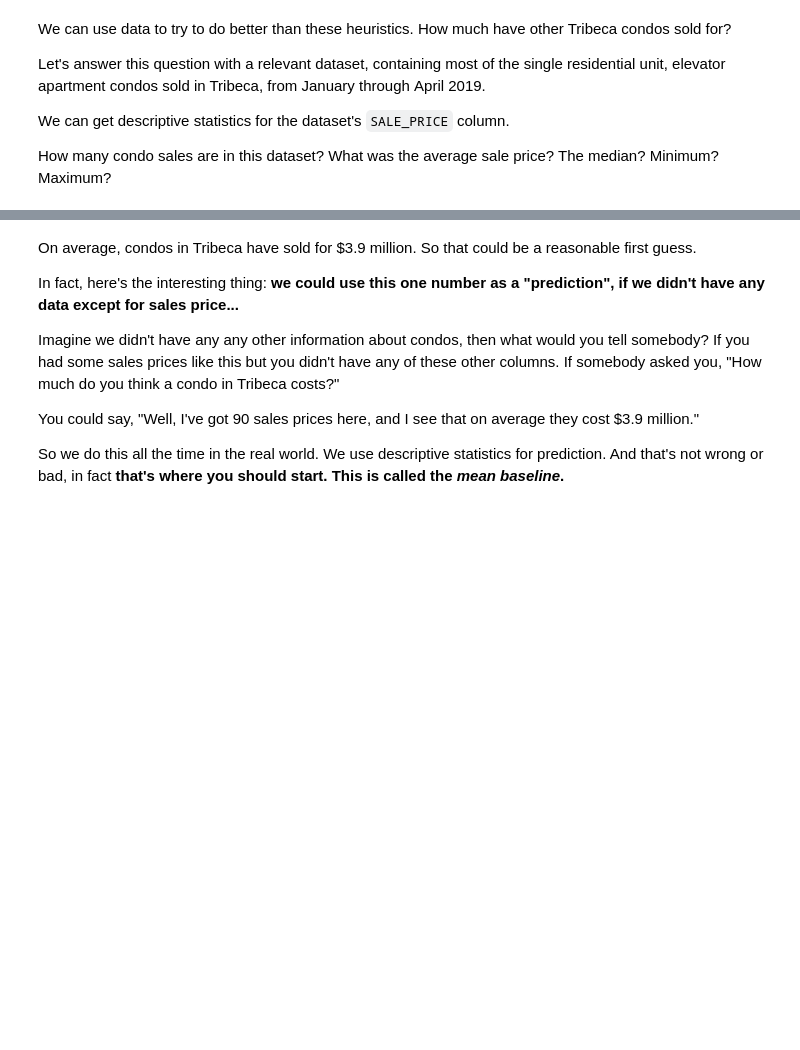
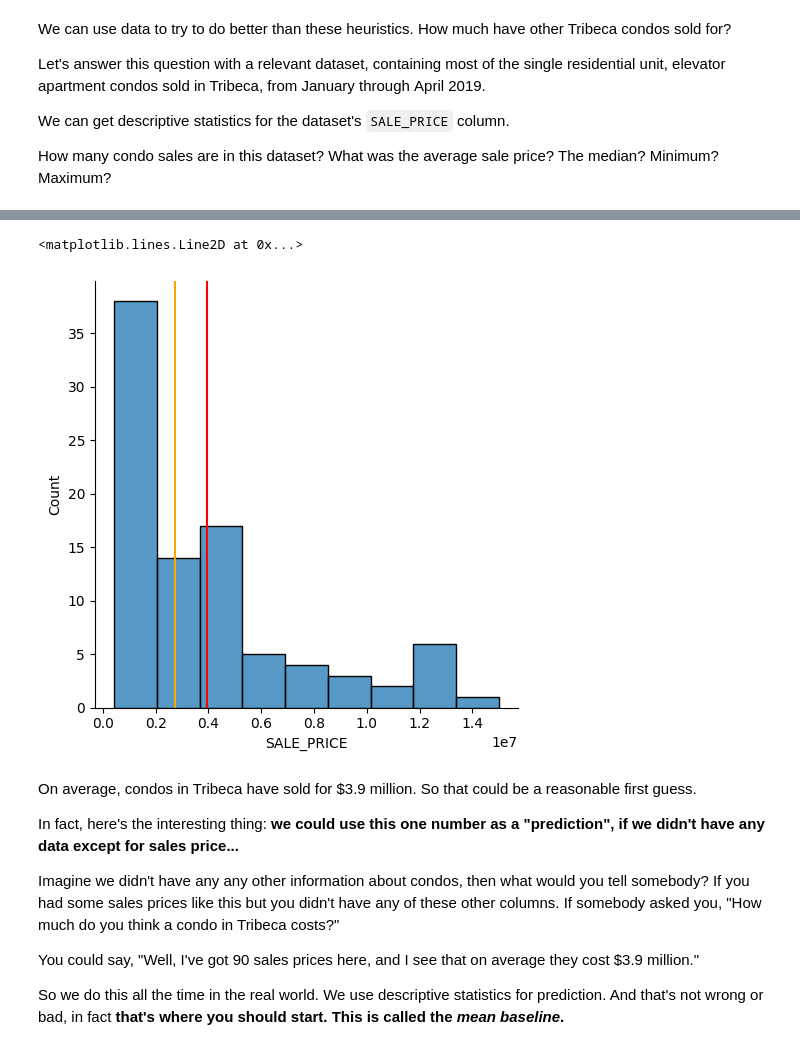
Before and after one commit to sikoh/DS-Linear-Models, a Jupyter notebook: Linear-Regression-1/DS_LinearRegression1_Lecture_Notes_2.ipynb, the cells around one changed output, grey strips where cells are left out. Saved outputs shown, nothing was run; the diff lists cells and outputs as text; code cells hidden in the pictures; blank space fills up the shorter version.

```diff
--- a/Linear-Regression-1/DS_LinearRegression1_Lecture_Notes_2.ipynb
+++ b/Linear-Regression-1/DS_LinearRegression1_Lecture_Notes_2.ipynb
@@ -110,3 +126,10 @@ df['SALE_PRICE'].describe()
+# %%
+sns.displot(df['SALE_PRICE'], kind = 'hist')
+plt.axvline(np.mean(df['SALE_PRICE']), color = 'red')
+plt.axvline(np.median(df['SALE_PRICE']), color = 'orange')
+# %% [output]
+<matplotlib.lines.Line2D at 0x...>
+[figure, added]
 # %% [markdown]
 On average, condos in Tribeca have sold for \$3.9 million. So that could be a reasonable first guess.
 
```
Also changed, not shown: parts of 25 cells of this notebook.
